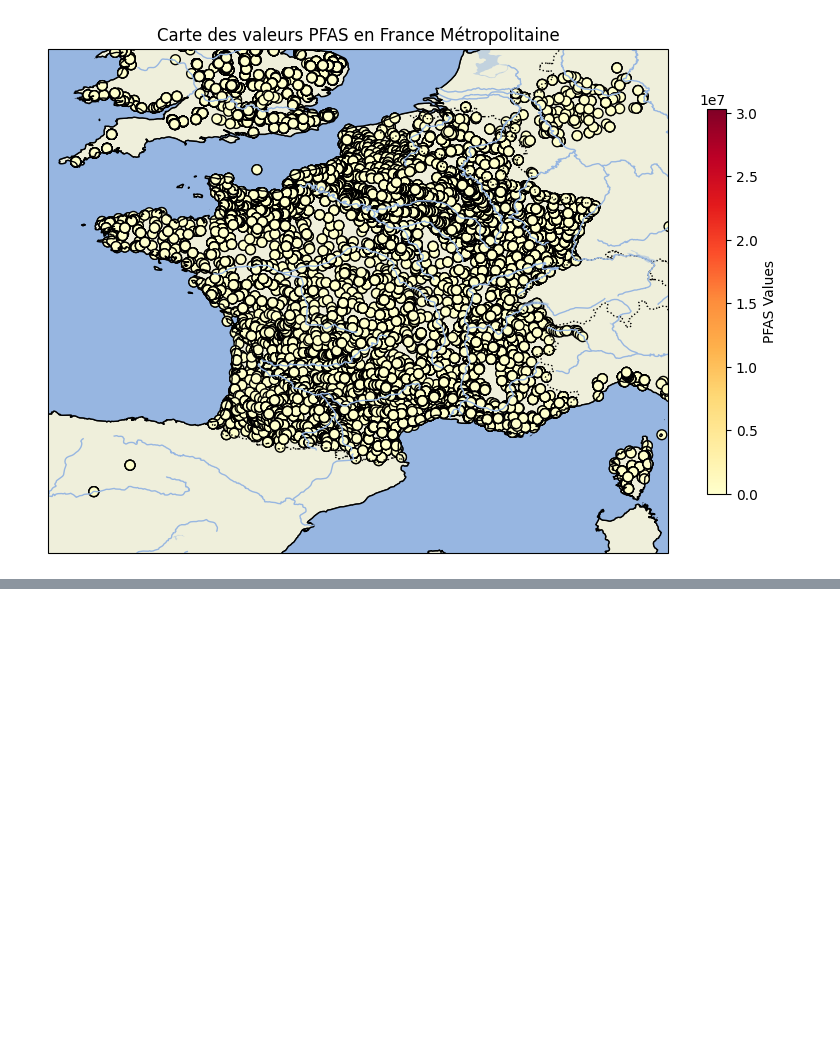
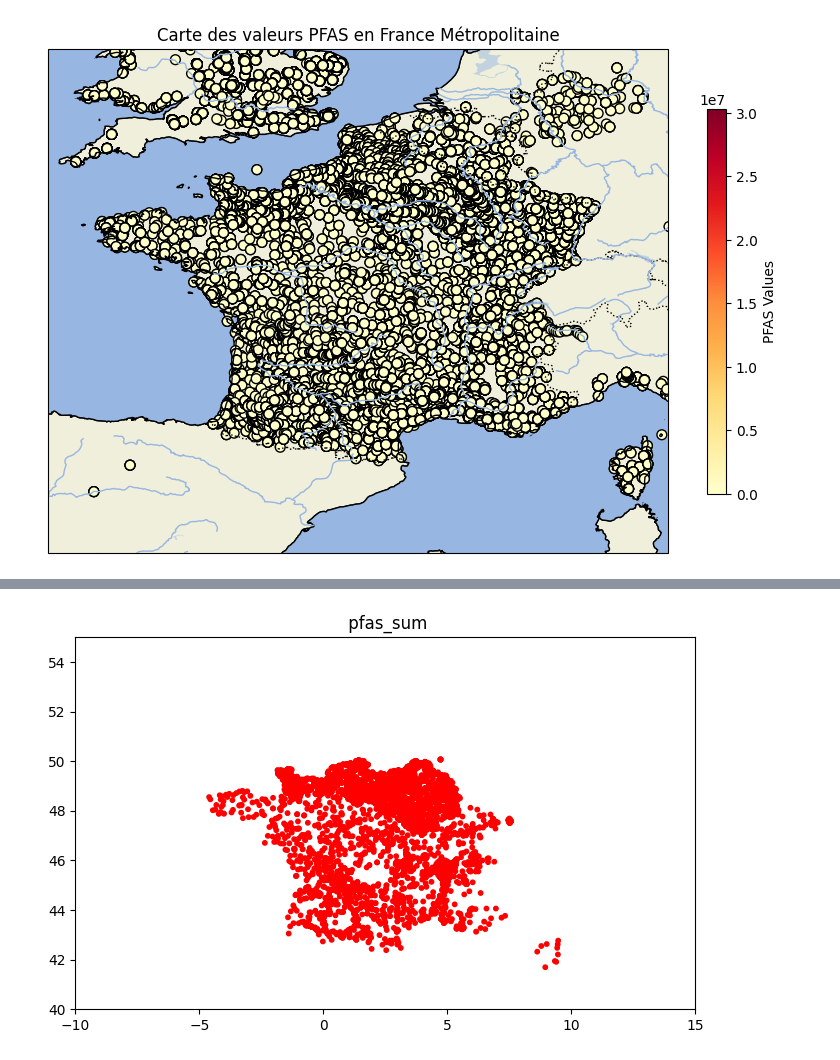
Before and after one commit to adwge99/Krigeage_PFAS, a Jupyter notebook: test.ipynb, the cells around one changed output, grey strips where cells are left out. Saved outputs shown, nothing was run; the diff lists cells and outputs as text; code cells hidden in the pictures; blank space fills up the shorter version.

```diff
--- a/test.ipynb
+++ b/test.ipynb
@@ -190,0 +139,26 @@ plt.show()
+# %%
+# Charger les données
+file_path = "data/pdh_data.parquet"
+data = pd.read_parquet(file_path)
+
+# Supprimer les colonnes qui n'ont pas 'pfas_values' dans leur nom
+columns_to_keep = ['lon', 'lat', 'date', 'pfas_sum', 'country']  # Garder la colonne 'country' pour filtrer la France
+data_filtered = data[columns_to_keep]
+
+# Filtrer uniquement les données de la France
+data_france = data_filtered[data_filtered['country'] == 'France']
+
+# Supprimer les lignes avec des valeurs manquantes dans 'pfas_sum' ou 'date'
+data_france = data_france.dropna(subset=['pfas_sum', 'date'])
+
+# Nettoyer la colonne 'date' pour ne garder que la partie date (suppression de l'heure et du fuseau horaire)
+data_france['date_clean'] = data_france['date'].str.split(' ').str[0]
+
+# Convertir la colonne 'date_clean' en format datetime
+data_france['date_column'] = pd.to_datetime(data_france['date_clean'], errors='coerce', format='%Y-%m-%d')
+
+# Supprimer les colonnes temporaires
+data_france = data_france.drop(columns=["date_clean", "date", 'country'])
+
+# Afficher les premières lignes des données filtrées pour la France
+print(data_france.head())
@@ -190,0 +172,7 @@ plt.show()
+# %%
+data_france_2024 = data_france[data_france['date_column'].dt.year == 2024]
+# %%
+import gstlearn as gl
+
+db_france_2024 = gl.Db_fromPanda(data_france_2024)
+db_france_2024
@@ -190,0 +195,11 @@ plt.show()
+# %%
+import gstlearn.plot as gp
+fig, ax = gp.initGeographic()
+ax.symbol(db_france_2024, nameCoorX='lon', nameCoorY='lat')
+# Ajuster l'échelle des axes
+plt.xlim(-10, 15)  # Limites pour l'axe des X
+plt.ylim(40, 55)   # Limites pour l'axe des Y
+
+plt.show()
+# %% [output]
+[figure, added]
```
Also changed, not shown: parts of 18 cells of this notebook.
